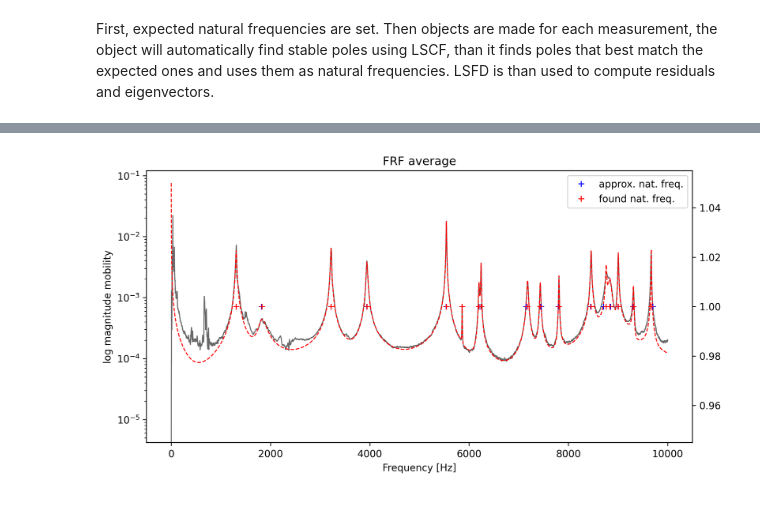
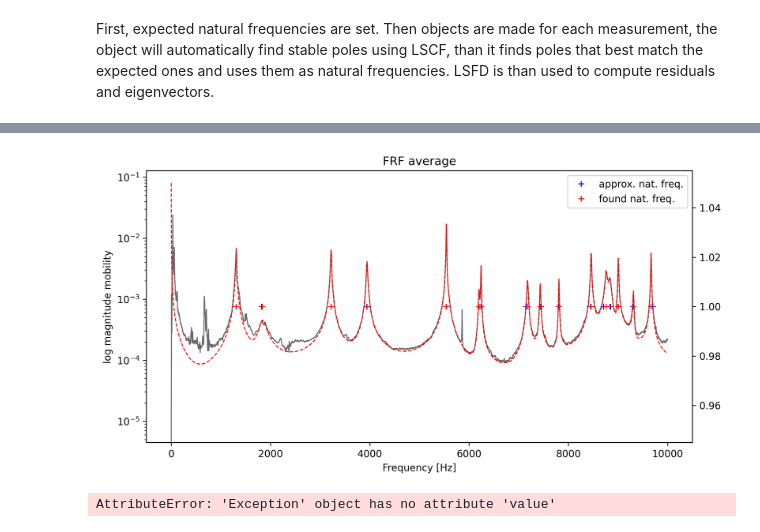
Before and after one commit to kopecvo2/EMA_with_sdypy, a Jupyter notebook: EMA on aluminum parts.ipynb, the cells around one changed output, grey strips where cells are left out. Drawn from its saved outputs; the diff is of its cells as text; code cells hidden in the pictures.

```diff
--- a/EMA on aluminum parts.ipynb
+++ b/EMA on aluminum parts.ipynb
@@ -18,11 +18,5 @@ path_to_data = ['C:/Users/vojta/OneDrive - České vysoké učení technické v
 # %% [markdown]
 First, expected natural frequencies are set. Then objects are made for each measurement, the object will automatically find stable poles using LSCF, than it finds poles that best match the expected ones and uses them as natural frequencies. LSFD is than used to compute residuals and eigenvectors.
 # %%
-approx_nat_freq = [1310, 1820, 3220, 3940, 5540, 5860, 6200, 6240, 7150, 7450, 7800, 8450, 8710, 8850, 9000, 9300,
-                   9700]
-
-part1 = tl.model(path_to_data[0] + 'Scan_odlitek1_testP1_s1.UFF', approx_nat_freq)
-part2 = tl.model(path_to_data[0] + 'Scan_odlitek2_testP1_s1.UFF', approx_nat_freq)
-# part3 = tl.model(path_to_data[0] + 'Scan_odlitek3_testP1_r1.UFF', approx_nat_freq)
-# part4 = tl.model(path_to_data[0] + 'Scan_odlitek4_testP1_s1.UFF', approx_nat_freq)
-# part5 = tl.model(path_to_data[0] + 'Scan_odlitek5_testP1_s1.UFF', approx_nat_freq)
+approx_nat_freq = [1310, 1800, 3220, 3940, 5540, 6200, 6240, 7150, 7450, 7800, 8450, 8710, 8850, 9000, 9300,
+                   9700] # , 5860
@@ -42,5 +29,13 @@ Expected and found nat. freq. differences in Hz:
 # %%
-tl.reconstruct_avg(part1, approx_nat_freq)
+# Part 1, measurement 2
+part1_2 = tl.model(path_to_data[0] + 'Scan_odlitek1_testP1_s2.UFF', approx_nat_freq)
+tl.reconstruct_avg(part1_2, approx_nat_freq)
 # %% [output]
-[figure, old version]
+[figure, new version]
+# %%
+# Part 1, measurement 3
+part1_3 = tl.model(path_to_data[0] + 'Scan_odlitek1_testP1_s3.UFF', approx_nat_freq)
+tl.reconstruct_avg(part1_3, approx_nat_freq)
+# %% [output]
+AttributeError: 'Exception' object has no attribute 'value'
 # %%
```
Also changed, not shown: parts of 45 cells of this notebook, 2 other files.
